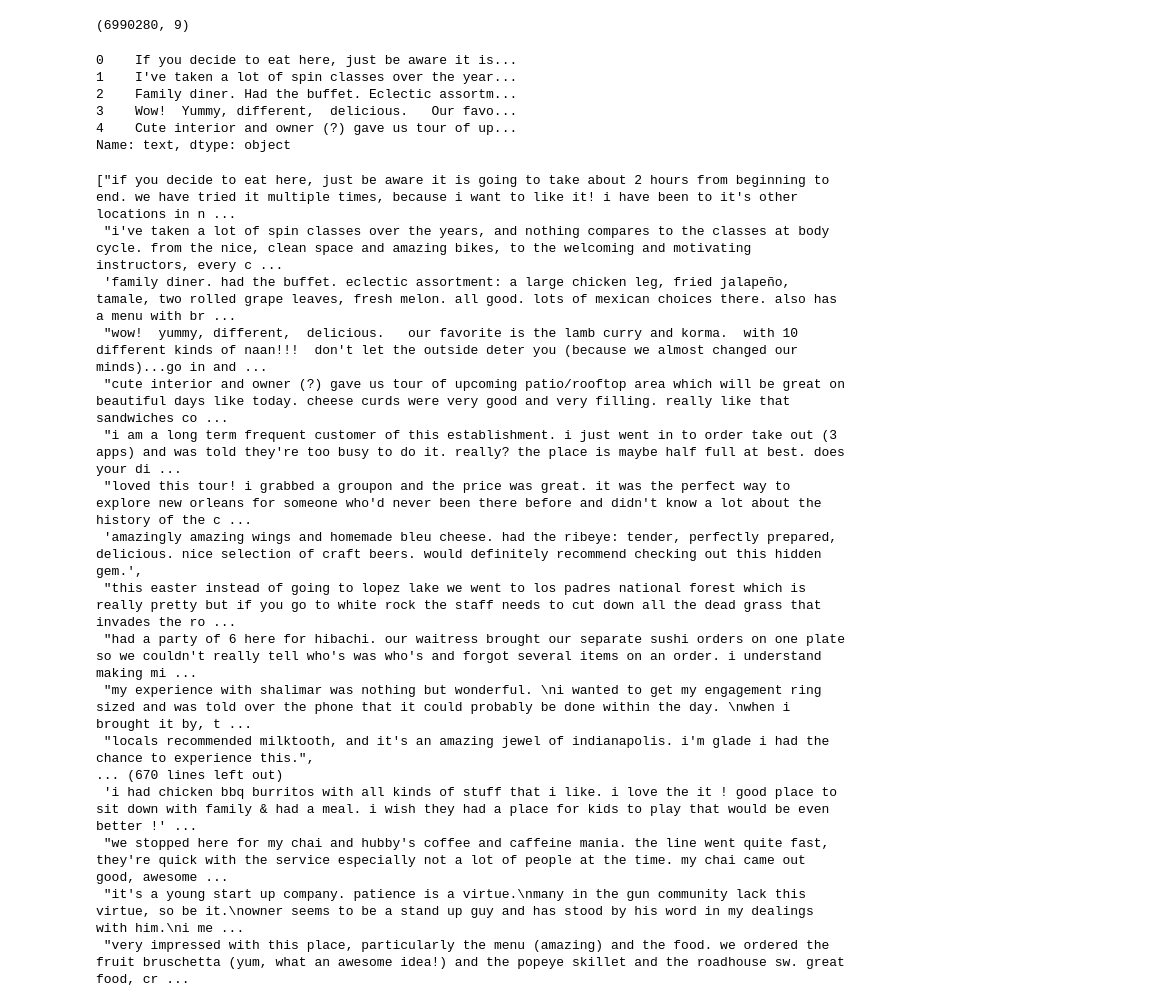
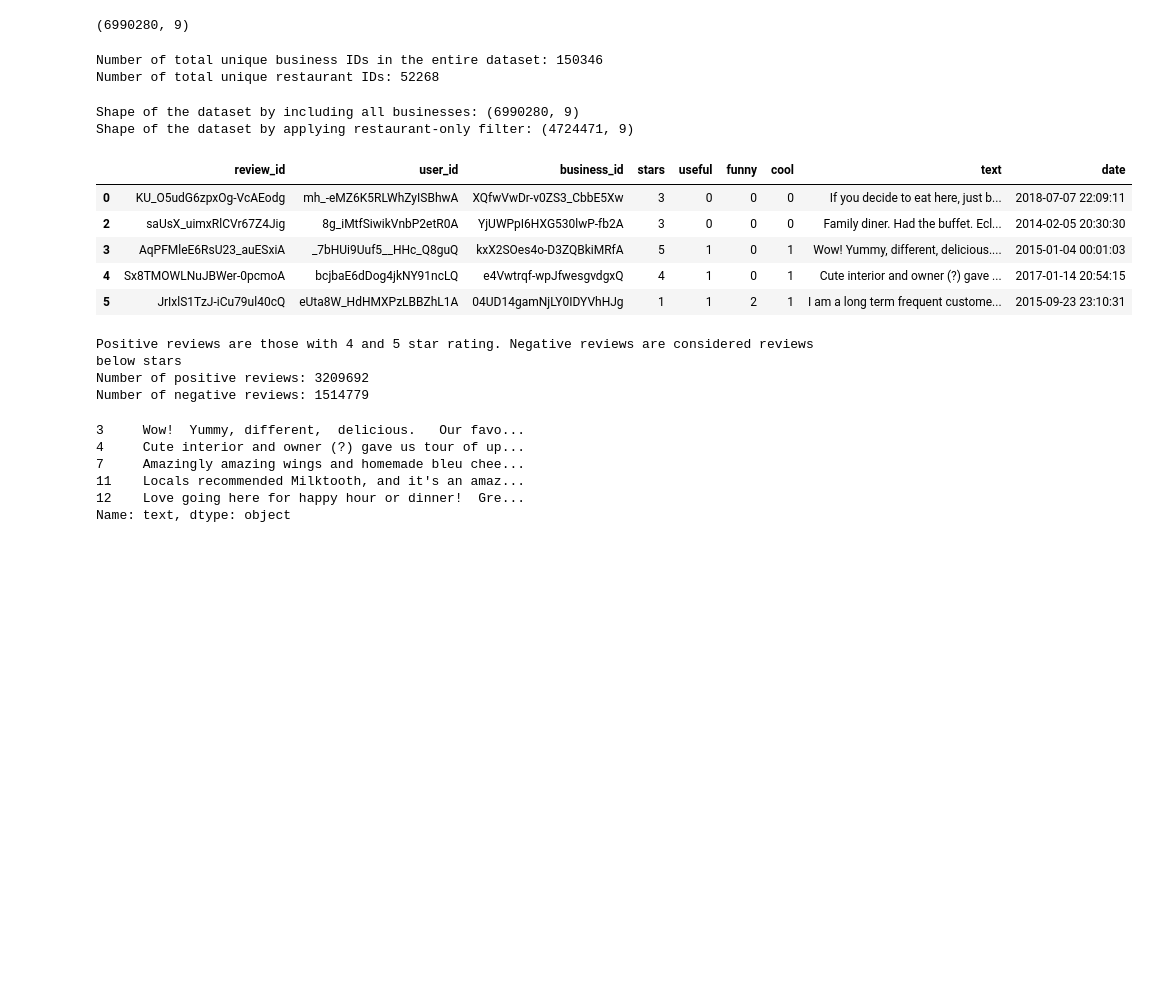
Before and after one commit to Dimasaur/scorecast, a Jupyter notebook: notebooks/notebook_gen_dima.ipynb, the cells around one changed output. Drawn from its saved outputs; the diff is of its cells as text; code cells hidden in the pictures; blank space fills up the shorter version.

Commit message:
notebook with the filtered tf-idf

```diff
--- a/notebooks/notebook_gen_dima.ipynb
+++ b/notebooks/notebook_gen_dima.ipynb
@@ -50,6 +83,6 @@ blob.download_to_filename(local_filename_review)
 # %%
 # creating a json file path to take the input form
-json_file_path_review = "yelp_dataset_review_raw.json"
+json_file_path_review = "/Users/dima/code/Dimasaur/scorecast/notebooks/yelp_academic_dataset_review.json"
 
 #reading the json file
 df_review_raw = pd.read_json(json_file_path_review, lines=True)
@@ -63,14 +96,53 @@ df_review_raw.to_csv(csv_file_path_review, index=False)
 df_review_raw.shape
 # %% [output]
 (6990280, 9)
+# %%
+# load restaurants filter file
+res_ids = pd.read_csv("/Users/dima/code/Dimasaur/scorecast/data/restaurants.csv")
+# %%
+all_ids = df_review_raw.business_id
+
+print(f'Number of total unique business IDs in the entire dataset: {all_ids.nunique()}')
+print(f'Number of total unique restaurant IDs: {res_ids.business_id.nunique()}')
+# %% [output]
+Number of total unique business IDs in the entire dataset: 150346
+Number of total unique restaurant IDs: 52268
+# %%
+df_review_none_filt = df_review_raw[df_review_raw['business_id'].isin(all_ids)]
+df_review_res_filt = df_review_raw[df_review_raw['business_id'].isin(res_ids.business_id)]
+
+print(f'Shape of the dataset by including all businesses: {df_review_none_filt.shape}')
+print(f'Shape of the dataset by applying restaurant-only filter: {df_review_res_filt.shape}')
+# %% [output]
+Shape of the dataset by including all businesses: (6990280, 9)
+Shape of the dataset by applying restaurant-only filter: (4724471, 9)
+# %%
+df_review_res_filt.head()
+# %% [output]
+|  | review_id | user_id | business_id | stars | useful | funny | cool | text | date |
+| 0 | KU_O5udG6zpxOg-VcAEodg | mh_-eMZ6K5RLWhZyISBhwA | XQfwVwDr-v0ZS3_CbbE5Xw | 3 | 0 | 0 | 0 | If you decide to eat here, just b... | 2018-07-07 22:09:11 |
+| 2 | saUsX_uimxRlCVr67Z4Jig | 8g_iMtfSiwikVnbP2etR0A | YjUWPpI6HXG530lwP-fb2A | 3 | 0 | 0 | 0 | Family diner. Had the buffet. Ecl... | 2014-02-05 20:30:30 |
+| 3 | AqPFMleE6RsU23_auESxiA | _7bHUi9Uuf5__HHc_Q8guQ | kxX2SOes4o-D3ZQBkiMRfA | 5 | 1 | 0 | 1 | Wow! Yummy, different, delicious.... | 2015-01-04 00:01:03 |
+| 4 | Sx8TMOWLNuJBWer-0pcmoA | bcjbaE6dDog4jkNY91ncLQ | e4Vwtrqf-wpJfwesgvdgxQ | 4 | 1 | 0 | 1 | Cute interior and owner (?) gave ... | 2017-01-14 20:54:15 |
+| 5 | JrIxlS1TzJ-iCu79ul40cQ | eUta8W_HdHMXPzLBBZhL1A | 04UD14gamNjLY0IDYVhHJg | 1 | 1 | 2 | 1 | I am a long term frequent custome... | 2015-09-23 23:10:31 |
+# %%
+df_review_fil_pos = df_review_res_filt[df_review_res_filt.stars >= 4]
+df_review_fil_neg = df_review_res_filt[df_review_res_filt.stars < 4]
+
+print('Positive reviews are those with 4 and 5 star rating. Negative reviews are considered reviews below stars')
+print(f'Number of positive reviews: {df_review_fil_pos.shape[0]}')
+print(f'Number of negative reviews: {df_review_fil_neg.shape[0]}')
+# %% [output]
+Positive reviews are those with 4 and 5 star rating. Negative reviews are considered reviews below stars
+Number of positive reviews: 3209692
+Number of negative reviews: 1514779
 # %%
-reviews = df_review_raw.text
-
+reviews = df_review_fil_pos.text
 reviews.head()
 # %% [output]
-0    If you decide to eat here, just be aware it is...
-1    I've taken a lot of spin classes over the year...
-2    Family diner. Had the buffet. Eclectic assortm...
-3    Wow!  Yummy, different,  delicious.   Our favo...
-4    Cute interior and owner (?) gave us tour of up...
+3     Wow!  Yummy, different,  delicious.   Our favo...
+4     Cute interior and owner (?) gave us tour of up...
+7     Amazingly amazing wings and homemade bleu chee...
+11    Locals recommended Milktooth, and it's an amaz...
+12    Love going here for happy hour or dinner!  Gre...
 Name: text, dtype: object
@@ -82,20 +148,0 @@ reviews_list_lower = [review.strip().lower() for review in reviews_list]
-# %%
-reviews_list_lower
-# %% [output]
-["if you decide to eat here, just be aware it is going to take about 2 hours from beginning to end. we have tried it multiple times, because i want to like it! i have been to it's other locations in n ...
- "i've taken a lot of spin classes over the years, and nothing compares to the classes at body cycle. from the nice, clean space and amazing bikes, to the welcoming and motivating instructors, every c ...
- 'family diner. had the buffet. eclectic assortment: a large chicken leg, fried jalapeño, tamale, two rolled grape leaves, fresh melon. all good. lots of mexican choices there. also has a menu with br ...
- "wow!  yummy, different,  delicious.   our favorite is the lamb curry and korma.  with 10 different kinds of naan!!!  don't let the outside deter you (because we almost changed our minds)...go in and ...
- "cute interior and owner (?) gave us tour of upcoming patio/rooftop area which will be great on beautiful days like today. cheese curds were very good and very filling. really like that sandwiches co ...
- "i am a long term frequent customer of this establishment. i just went in to order take out (3 apps) and was told they're too busy to do it. really? the place is maybe half full at best. does your di ...
- "loved this tour! i grabbed a groupon and the price was great. it was the perfect way to explore new orleans for someone who'd never been there before and didn't know a lot about the history of the c ...
- 'amazingly amazing wings and homemade bleu cheese. had the ribeye: tender, perfectly prepared, delicious. nice selection of craft beers. would definitely recommend checking out this hidden gem.',
- "this easter instead of going to lopez lake we went to los padres national forest which is really pretty but if you go to white rock the staff needs to cut down all the dead grass that invades the ro ...
- "had a party of 6 here for hibachi. our waitress brought our separate sushi orders on one plate so we couldn't really tell who's was who's and forgot several items on an order. i understand making mi ...
- "my experience with shalimar was nothing but wonderful. \ni wanted to get my engagement ring sized and was told over the phone that it could probably be done within the day. \nwhen i brought it by, t ...
- "locals recommended milktooth, and it's an amazing jewel of indianapolis. i'm glade i had the chance to experience this.",
-... (670 lines left out)
- 'i had chicken bbq burritos with all kinds of stuff that i like. i love the it ! good place to sit down with family & had a meal. i wish they had a place for kids to play that would be even better !' ...
- "we stopped here for my chai and hubby's coffee and caffeine mania. the line went quite fast, they're quick with the service especially not a lot of people at the time. my chai came out good, awesome ...
- "it's a young start up company. patience is a virtue.\nmany in the gun community lack this virtue, so be it.\nowner seems to be a stand up guy and has stood by his word in my dealings with him.\ni me ...
- "very impressed with this place, particularly the menu (amazing) and the food. we ordered the fruit bruschetta (yum, what an awesome idea!) and the popeye skillet and the roadhouse sw. great food, cr ...
```
Also changed, not shown: parts of 27 cells of this notebook.
